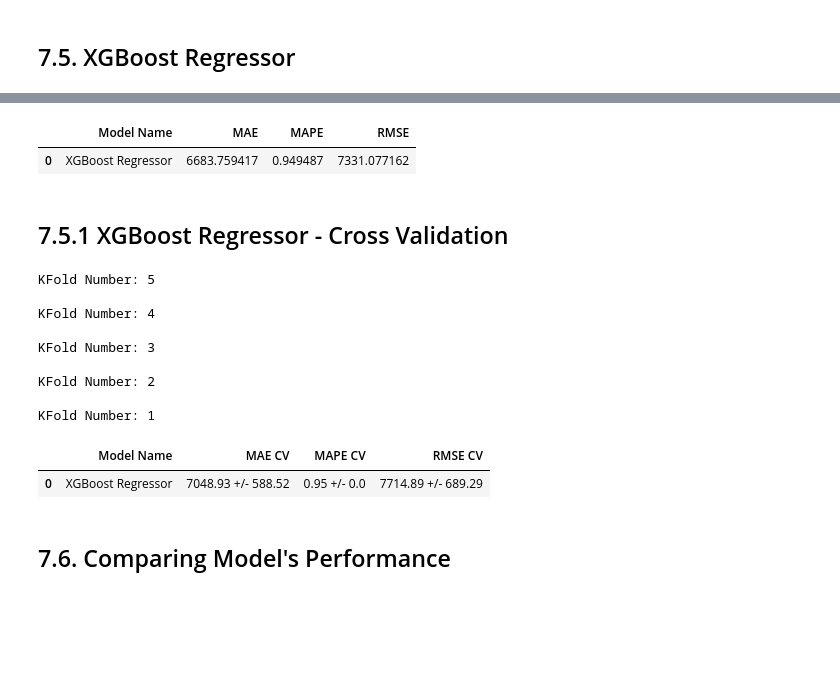
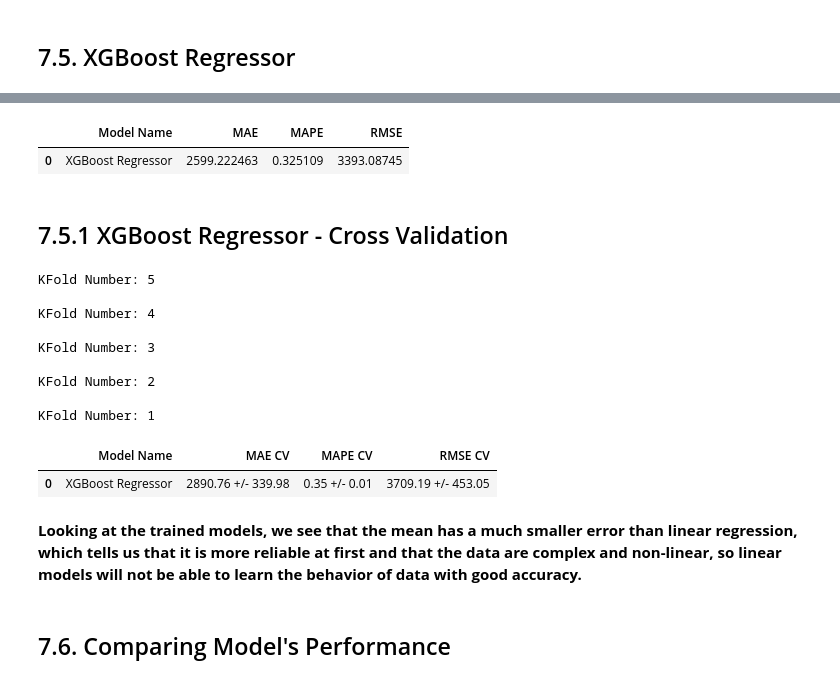
Before and after one commit to marcoscarvalho96/data-science-em-producao, a Jupyter notebook: notebooks/v01_store_sales_prediction.ipynb, the cells around one changed output, grey strips where cells are left out. Saved outputs shown, nothing was run; the diff lists cells and outputs as text; code cells hidden in the pictures; blank space fills up the shorter version.

```diff
--- a/notebooks/v01_store_sales_prediction.ipynb
+++ b/notebooks/v01_store_sales_prediction.ipynb
@@ -45,7 +45,6 @@ def ml_error( model_name, y, yhat ):
     mae = mean_absolute_error( y, yhat)
     mape = mean_absolute_percentage_error( y, yhat)
     rmse = np.sqrt( mean_squared_error( y, yhat ) )
-    mpe =
 
     return pd.DataFrame( { 'Model Name': model_name,
                            'MAE': mae,
@@ -1099,21 +1326,21 @@ KFold Number: 1
 # %%
 # model
 model_xgb = xgb.XGBRegressor( objective='reg:squarederror',
                               n_estimators=100,
-                              eta=0.01,
+                              eta=0.03,
                               max_depth=10,
                               subsample=0.7,
-                              colsample_bytree=0.9 ).fit( x_train, y_train )
+                              colsample_bytree=0.7 ).fit( x_train, y_train )
 
 # prediction
 yhat_xgb = model_xgb.predict( x_test )
 
 # performance
 xgb_result = ml_error( 'XGBoost Regressor', np.expm1( y_test ), np.expm1( yhat_xgb ) )
 xgb_result
 # %% [output]
 |  | Model Name | MAE | MAPE | RMSE |
-| 0 | XGBoost Regressor | 6683.759417 | 0.949487 | 7331.077162 |
+| 0 | XGBoost Regressor | 2599.222463 | 0.325109 | 3393.08745 |
 # %% [markdown]
 ## 7.5.1 XGBoost Regressor - Cross Validation
 # %%
@@ -1130,6 +1357,8 @@ KFold Number: 2
 
 KFold Number: 1
 |  | Model Name | MAE CV | MAPE CV | RMSE CV |
-| 0 | XGBoost Regressor | 7048.93 +/- 588.52 | 0.95 +/- 0.0 | 7714.89 +/- 689.29 |
+| 0 | XGBoost Regressor | 2890.76 +/- 339.98 | 0.35 +/- 0.01 | 3709.19 +/- 453.05 |
+# %% [markdown]
+**Looking at the trained models, we see that the mean has a much smaller error than linear regression, which tells us that it is more reliable at first and that the data are complex and non-linear, so linear models will not be able to learn the behavior of data with good accuracy.**
 # %% [markdown]
 ## 7.6. Comparing Model's Performance
```
Also changed, not shown: parts of 60 cells of this notebook, 6 other files.
